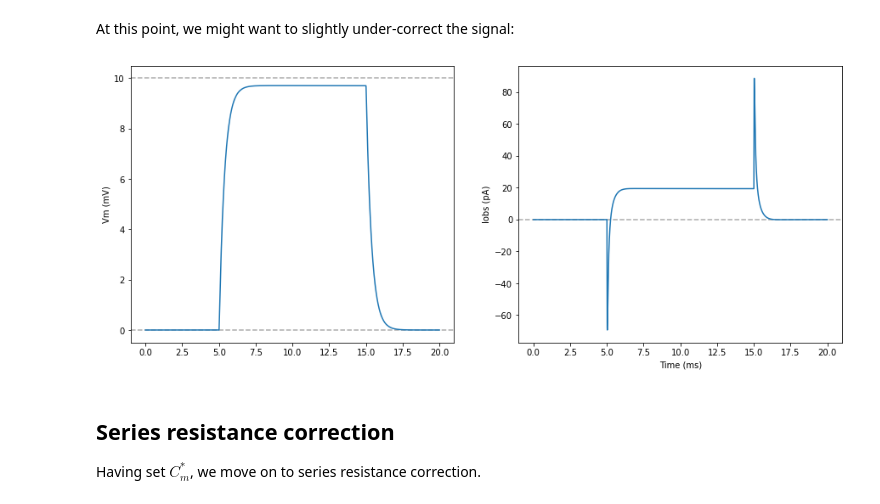
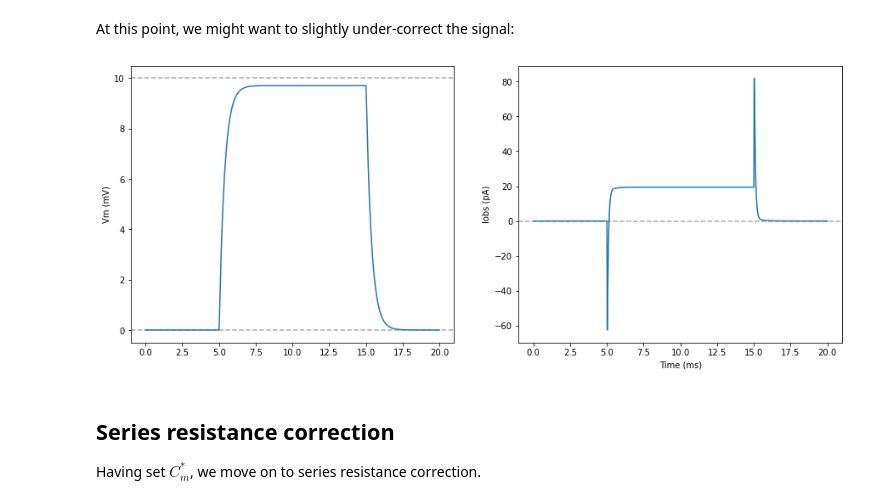
Before and after one commit to CardiacModelling/fitting-notebooks, a Jupyter notebook: artefacts/artefacts-3-simulations.ipynb, the cells around one changed output. Drawn from its saved outputs; the diff is of its cells as text; code cells hidden in the pictures.

```diff
--- a/artefacts/artefacts-3-simulations.ipynb
+++ b/artefacts/artefacts-3-simulations.ipynb
@@ -381,7 +381,7 @@ Vc = engine.pace * 1 [mV]
 dot(Vm) = (Vp - Vm) / (Rs * Cm) - I / Cm
     in [mV]
 dot(Vp) = ((Vo - Vp) / Rf - (Vp - Vm) / Rs +
-            Cf * dot(Vo) + Cm * dot(Ve) + Cp * dot(Vr)
+            Cf * dot(Vo) + Cm_est * dot(Ve) + Cp_est * dot(Vr)
           ) / (Cp + Cf)
     in [mV]
 dot(Vo) = (Vr - Vp) / tau_amp
@@ -441,16 +441,16 @@ plt.show()
 At this point, we might want to slightly under-correct the signal:
 # %%
 s.reset()
-s.set_constant('amp.Cm_est', 24)
+s.set_constant('amp.Cm_est', 24.3)
 s.pre(5)
 d = s.run(20, log_interval=1e-3)
 
 fig, ax1, ax2 = create_plot('Vm (mV)', av1=[0, 10], av2=[0])
 ax1.plot(d.time(), d['amp.Vm'])
 ax2.plot(d.time(), d['amp.I_obs'])
 plt.show()
 # %% [output]
-[figure, old version]
+[figure, new version]
 # %% [markdown]
 ## Series resistance correction
 
```
Also changed, not shown: parts of 4 cells of this notebook, 3 other files.
